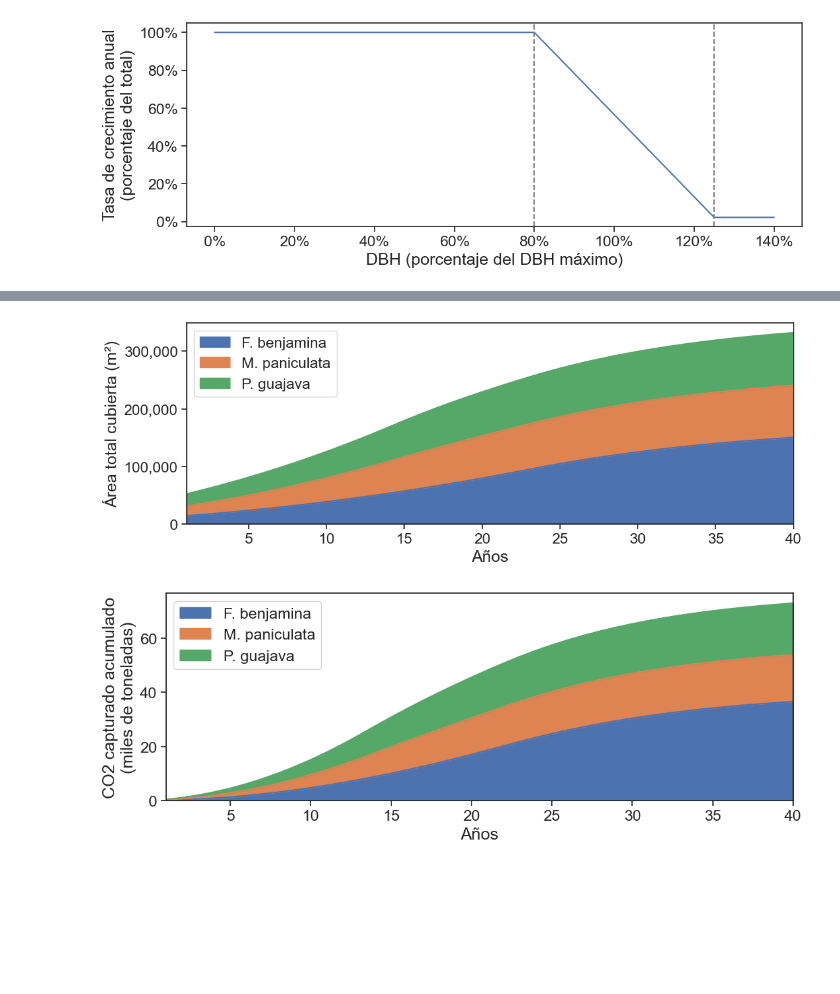
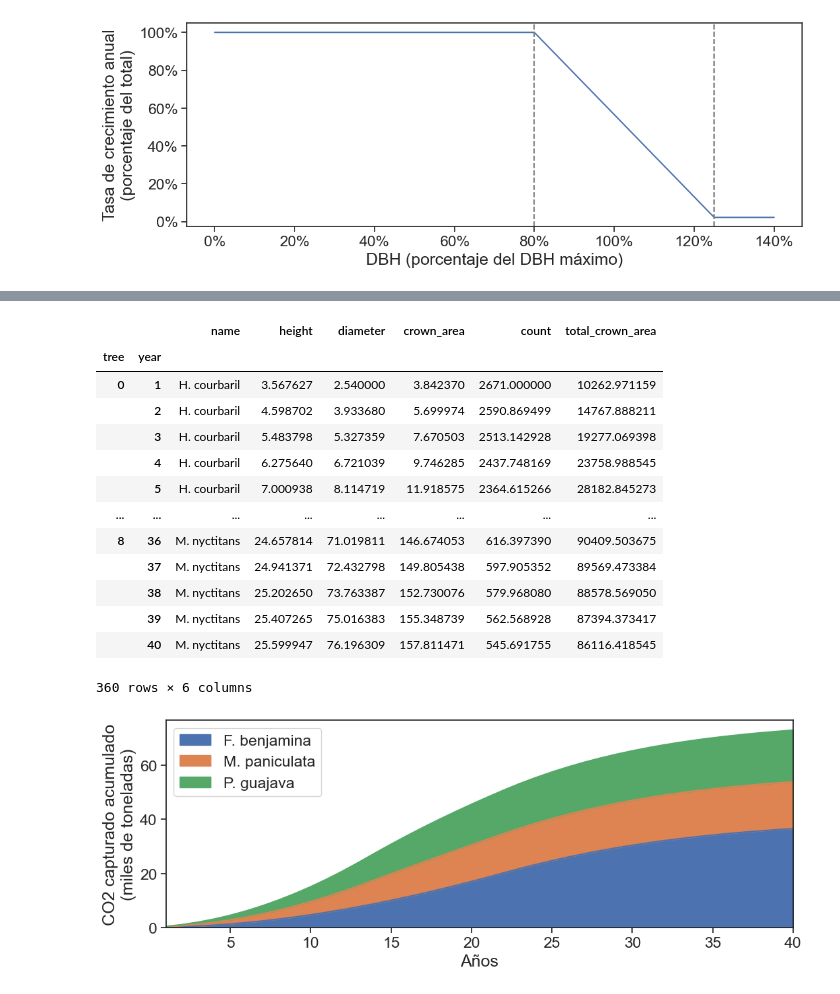
Before and after one commit to RodolfoFigueroa/belo_horizonte, a Jupyter notebook: trees.ipynb, the cells around one changed output, grey strips where cells are left out. Drawn from its saved outputs; the diff is of its cells as text; code cells hidden in the pictures; blank space fills up the shorter version.

```diff
--- a/trees.ipynb
+++ b/trees.ipynb
@@ -14,3 +29,28 @@ with open("/Users/rodolfofigueroa/Downloads/response_benefit.json") as file:
+# %%
+attributes = []
+
+for i in range(1, NUM_TREES + 1):
+    for year, elem in enumerate(
+        data["data"]["trees"][str(i)]["benefits"]["annual"]["category"],
+    ):
+        attributes.append(
+            {
+                "tree": int(i - 1),
+                "name": TREE_NAMES[i - 1],
+                "year": int(year + 1),
+                "height": elem["height"],
+                "diameter": elem["diameter"],
+                "crown_area": elem["crown-area"],
+                "count": elem["count"],
+            },
+        )
+
+df_attributes = (
+    pd.DataFrame(attributes)
+    .set_index(["tree", "year"])
+    .sort_index()
+    .assign(total_crown_area=lambda df: df["crown_area"] * df["count"])
+)
 # %%
 dbh = [0, 0.8, 1.25, 1.4]
 rate = [1, 1, 0.022, 0.022]
@@ -69,28 +109,29 @@ fig.savefig(figure_path / "height_over_time.jpg", dpi=300, bbox_inches="tight")
+# %%
+df_attributes
+# %% [output]
+|  |  | name | height | diameter | crown_area | count | total_crown_area |
+| tree | year |  |  |  |  |  |  |
+| 0 | 1 | H. courbaril | 3.567627 | 2.540000 | 3.842370 | 2671.000000 | 10262.971159 |
+|  | 2 | H. courbaril | 4.598702 | 3.933680 | 5.699974 | 2590.869499 | 14767.888211 |
+|  | 3 | H. courbaril | 5.483798 | 5.327359 | 7.670503 | 2513.142928 | 19277.069398 |
+|  | 4 | H. courbaril | 6.275640 | 6.721039 | 9.746285 | 2437.748169 | 23758.988545 |
+|  | 5 | H. courbaril | 7.000938 | 8.114719 | 11.918575 | 2364.615266 | 28182.845273 |
+| ... | ... | ... | ... | ... | ... | ... | ... |
+| 8 | 36 | M. nyctitans | 24.657814 | 71.019811 | 146.674053 | 616.397390 | 90409.503675 |
+|  | 37 | M. nyctitans | 24.941371 | 72.432798 | 149.805438 | 597.905352 | 89569.473384 |
+|  | 38 | M. nyctitans | 25.202650 | 73.763387 | 152.730076 | 579.968080 | 88578.569050 |
+|  | 39 | M. nyctitans | 25.407265 | 75.016383 | 155.348739 | 562.568928 | 87394.373417 |
+|  | 40 | M. nyctitans | 25.599947 | 76.196309 | 157.811471 | 545.691755 | 86116.418545 |
+360 rows × 6 columns
 # %%
-all_crown_areas = []
-for i in range(1, 4):
-    d = [
-        x["crown-area"]
-        for x in data["data"]["trees"][str(i)]["benefits"]["annual"]["category"]
-    ]
-    all_crown_areas.append(d)
-
-all_crown_areas = pd.DataFrame(
-    zip(*all_crown_areas),
-    columns=["F. benjamina", "M. paniculata", "P. guajava"],
-    index=range(1, 41),
-).multiply(2149)
-
 sns.set_theme(style="ticks", font_scale=1.5)
-fig, ax = plt.subplots(figsize=(12, 4))
+fig, ax = plt.subplots(figsize=(12, 5))
 all_crown_areas.plot.area(ax=ax)
 ax.set_xlim(1, 40)
 ax.set_xlabel("Años")
 ax.set_ylabel("Área total cubierta (m²)")
 ax.yaxis.set_major_formatter(ticker.StrMethodFormatter("{x:,.0f}"))
 fig.savefig(figure_path / "crown_area_over_time.jpg", dpi=300, bbox_inches="tight")
-# %% [output]
-[figure, removed]
 # %%
 all_sequestrations = []
 for i in range(1, 4):
```
Also changed, not shown: parts of 9 cells of this notebook, 1 other file.
